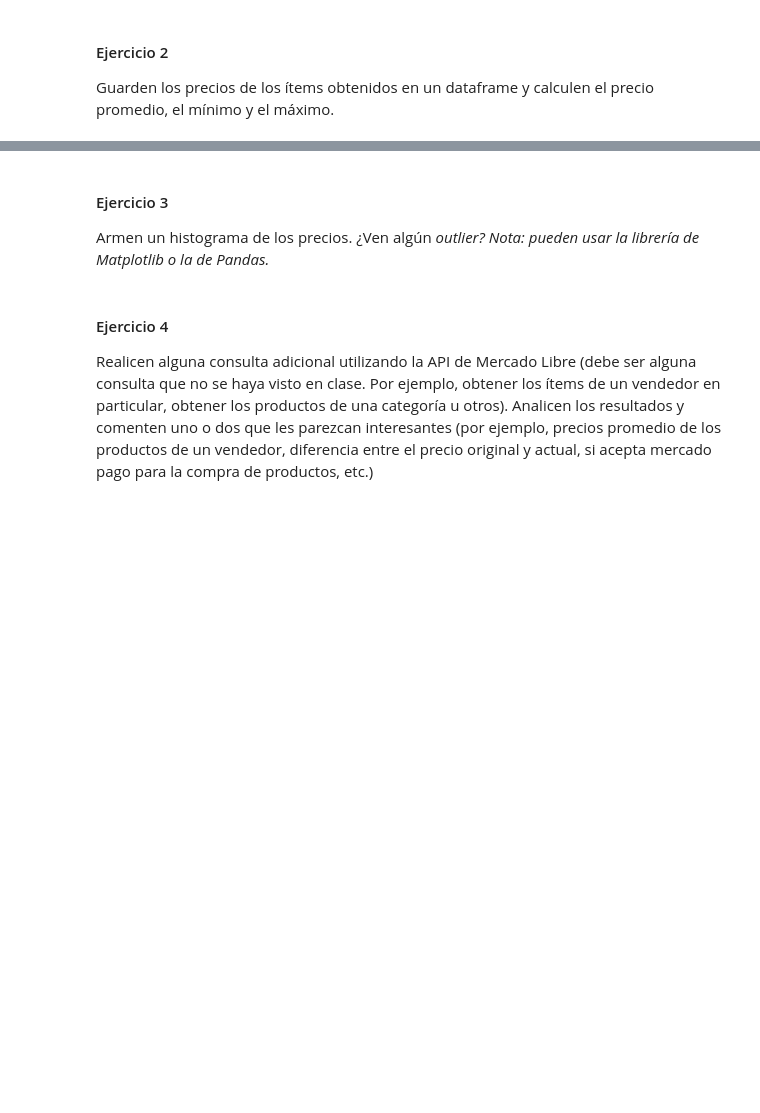
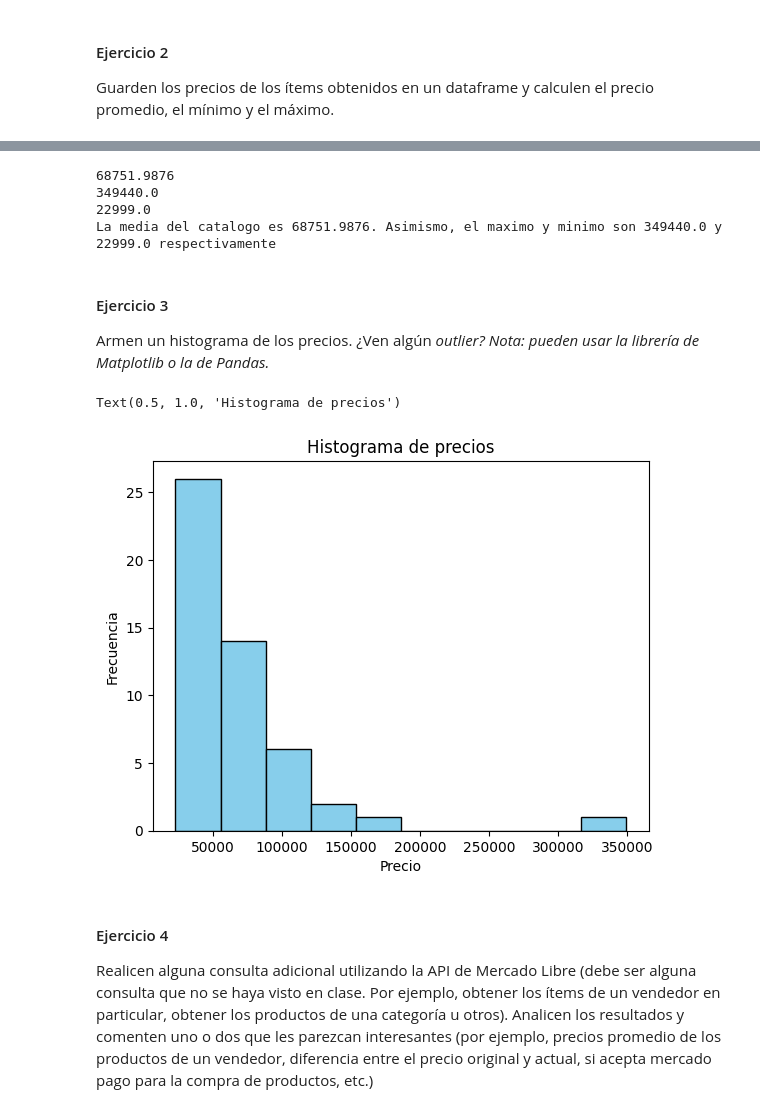
Before and after one commit to fedear402/E337-BD-TPS-G1, a Jupyter notebook: TP1/TP1 - Parte 2.ipynb, the cells around one changed output, grey strips where cells are left out. Cells and saved outputs as stored; diff of their text form; code cells hidden in the pictures; blank space fills up the shorter version.

```diff
--- a/TP1/TP1 - Parte 2.ipynb
+++ b/TP1/TP1 - Parte 2.ipynb
@@ -23,3 +31,17 @@ Domingo 24 de marzo a las 23:59hs
 # %% [markdown]
 #### Ejercicio 1
 Usando la API de Mercado Libre, obtener los ítems de una consulta de búsqueda. Pueden buscar cualquier producto de su interés.
+# %%
+#Obtenemos los datos, junto a su matriz json para obtener el listado de mercadería relacionado a la búsqueda
+buscar = "Whisky Johnny Walker"
+url = "https://api.mercadolibre.com/sites/{}/search?q={}".format("MLA", buscar.replace(" ", "%20"))
+response = requests.request("GET", url)
+data = response.json()
+#Iniciamos el listado de objetos en nuestros resultados de busqueda
+p = 0
+listado=[]
+while p<len(data['results']):
+    item = data['results'][p]['title']
+    listado.append(item)
+    p=p+1
+print(listado)
@@ -26,3 +51,23 @@ Usando la API de Mercado Libre, obtener los ítems de una consulta de búsqueda.
 # %% [markdown]
 #### Ejercicio 2
 Guarden los precios de los ítems obtenidos en un dataframe y calculen el precio promedio, el mínimo y el máximo.
+# %%
+#Procedemos similarmente al punto anterior para formular un catalogo que incluya el nombre de las publicaciones junto a su precio.
+p = 0
+Precios=[]
+while p<len(data['results']):
+    item = data['results'][p]['price']
+    Precios.append(item)
+    p=p+1
+print(Precios)
+#realizamos una lista llamada catalogo para unir a ella en forma de diccionario las variables pertenecientes a Precios y listado
+p = 0
+catalogo=[]
+while p<len(data['results']):
+    catalogo.append({'Item':listado[p], 'Precio':Precios[p]})
+
+    p=p+1
+print(catalogo)
+#Convertimos la lista en un dataframe con pandas
+catalogo_df=pd.DataFrame(catalogo)
+catalogo_df
@@ -29,7 +94,28 @@ Guarden los precios de los ítems obtenidos en un dataframe y calculen el precio
+# %%
+#Utilizamos las funciones de los dataframes para buscar los valores deseados, marcando que los valores deben pertenecer a la columna de Precio
+media = catalogo_df['Precio'].mean()
+maximo = catalogo_df['Precio'].max()
+minimo = catalogo_df['Precio'].min()
+print(f"La media del catalogo es {media}. Asimismo, el maximo y minimo son {maximo} y {minimo} respectivamente")
+# %% [output]
+68751.9876
+349440.0
+22999.0
+La media del catalogo es 68751.9876. Asimismo, el maximo y minimo son 349440.0 y 22999.0 respectivamente
 # %% [markdown]
 #### Ejercicio 3
 Armen un histograma de los precios. ¿Ven algún <i>outlier<i>?
 Nota: pueden usar la librería de Matplotlib o la de Pandas.
+# %%
+plt.hist(catalogo_df['Precio'], color='skyblue', edgecolor='black')
+plt.xlabel('Precio')
+plt.ylabel('Frecuencia')
+plt.title('Histograma de precios')
+#Observamos un outlier notorio, el cual se puede deber a que el valor de un whisky varia en base a muchas variables, como el tipo de barrica utilizada...
+#O el tiempo que se mantuvo estacionado. Esto sucede aun bajo la misma marca.
+# %% [output]
+Text(0.5, 1.0, 'Histograma de precios')
+[figure, added]
 # %% [markdown]
 #### Ejercicio 4
 Realicen alguna consulta adicional utilizando la API de Mercado Libre (debe ser alguna consulta que no se haya visto en clase. Por ejemplo, obtener los ítems de un vendedor en particular, obtener los productos de una categoría u otros). Analicen los resultados y comenten uno o dos que les parezcan interesantes (por ejemplo, precios promedio de los productos de un vendedor, diferencia entre el precio original y actual, si acepta mercado pago para la compra de productos, etc.)
```
Also changed, not shown: parts of 4 cells of this notebook.
